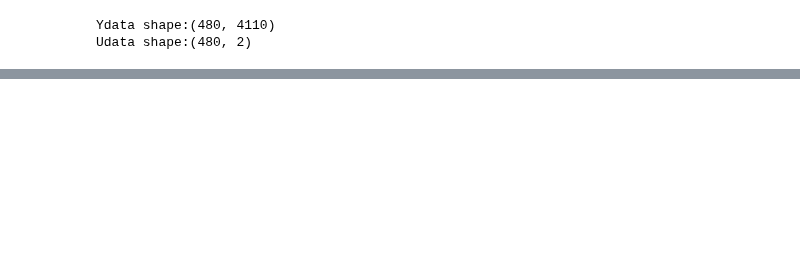
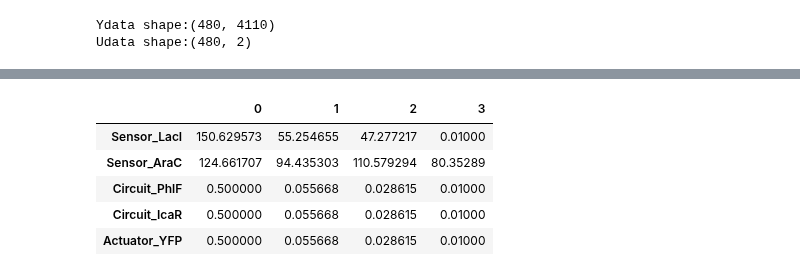
Before and after one commit to YeungRepo/darpa-sd2, a Jupyter notebook: IO_learning/Deep Input-Output Regression.ipynb, the cells around one changed output, grey strips where cells are left out. Cells and saved outputs as stored; diff of their text form; code cells hidden in the pictures; blank space fills up the shorter version.

```diff
--- a/IO_learning/Deep Input-Output Regression.ipynb
+++ b/IO_learning/Deep Input-Output Regression.ipynb
@@ -319,0 +370,16 @@ G = np.matmul(Ydata.T,np.matmul(Udata,np.linalg.inv(np.matmul(Udata.T,Udata )) )
+# %%
+import pandas as pd
+dfM = pd.read_csv('RNAseq_merged.csv')
+# %%
+geneNames = dfM.columns[7:].values
+# %%
+dfG = pd.DataFrame(Yplot,index=geneNames)
+# %%
+dfG.loc[['Sensor_LacI','Sensor_AraC','Circuit_PhlF','Circuit_IcaR','Actuator_YFP']]
+# %% [output]
+|  | 0 | 1 | 2 | 3 |
+| Sensor_LacI | 150.629573 | 55.254655 | 47.277217 | 0.01000 |
+| Sensor_AraC | 124.661707 | 94.435303 | 110.579294 | 80.35289 |
+| Circuit_PhlF | 0.500000 | 0.055668 | 0.028615 | 0.01000 |
+| Circuit_IcaR | 0.500000 | 0.055668 | 0.028615 | 0.01000 |
+| Actuator_YFP | 0.500000 | 0.055668 | 0.028615 | 0.01000 |
```
Also changed, not shown: parts of 23 cells of this notebook, 11 other files.
